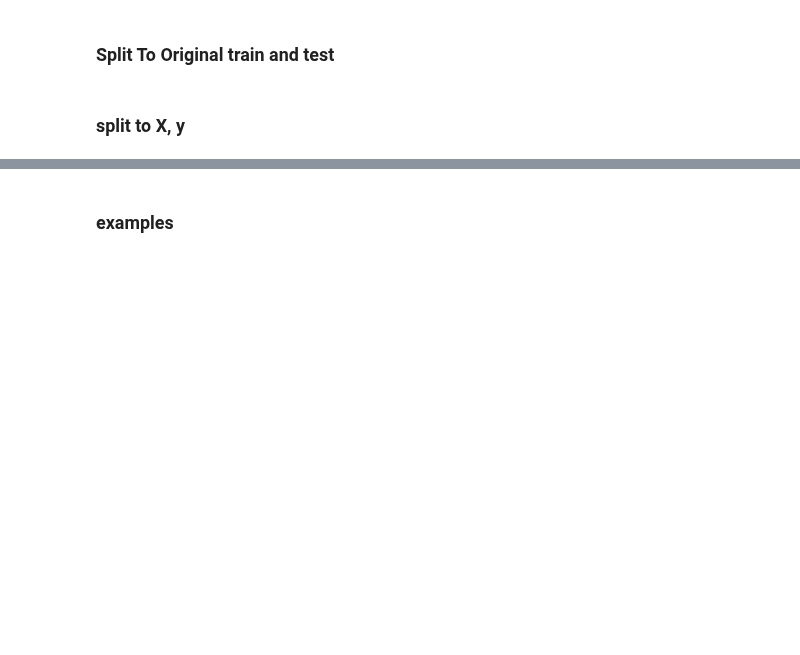
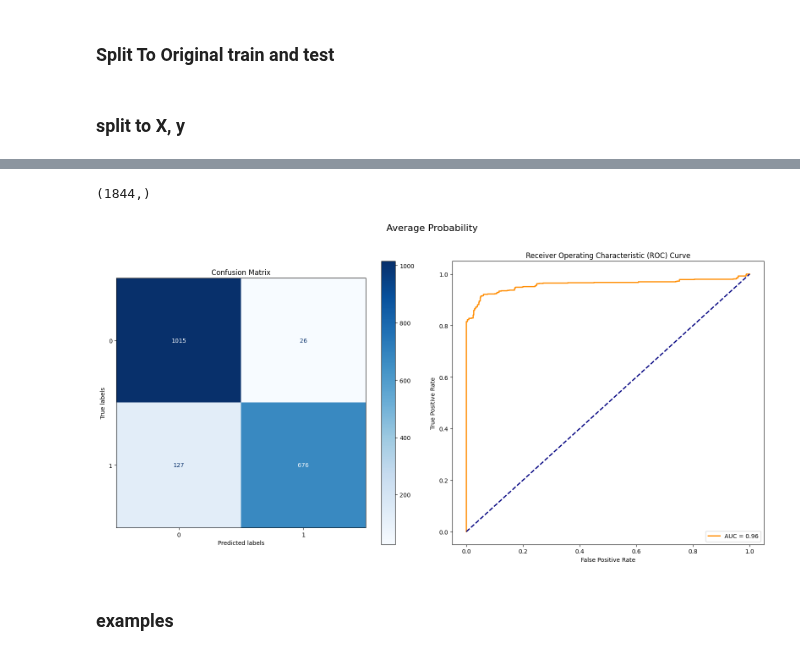
Before and after one commit to Oren-Ben/mlops-anomaly-detection, a Jupyter notebook: v1_model_schemes/lgbm_run.ipynb, the cells around one changed output, grey strips where cells are left out. Drawn from its saved outputs; the diff is of its cells as text; code cells hidden in the pictures; blank space fills up the shorter version.

```diff
--- a/v1_model_schemes/lgbm_run.ipynb
+++ b/v1_model_schemes/lgbm_run.ipynb
@@ -117,0 +48,3 @@ data_splits
+# %%
+y = targets_pipe.fit_transform(y)
+feature_pipe.fit(X,y)
@@ -117,0 +86,3 @@ data_splits
+# %%
+res = feature_pipe.transform(X_test)
+y_pred = res['avg_prediction'].copy()
@@ -117,0 +113,44 @@ data_splits
+# %%
+def calc_metrics(y_true,y_pred):
+    th = 0.35
+    accuracy = accuracy_score(y_true, np.where(y_pred>=th,1,0))
+    cm = confusion_matrix(y_true, np.where(y_pred>=th,1,0))
+    f1 = f1_score(y_true, np.where(y_pred>=th,1,0))
+    fpr, tpr, thresholds = roc_curve(y_true, y_pred)
+    roc_auc = auc(fpr, tpr)
+    return accuracy,cm,f1,fpr, tpr, thresholds, roc_auc
+
+def plot_metrics(cm, fpr, tpr, roc_auc, thresholds, title = 'Model Evaluation Metrics'):
+
+    fig, ax = plt.subplots(nrows=1, ncols=2, figsize=(16, 8))
+    fig.suptitle(title, fontsize=16, y=1.02)
+    confusion_matrix_ax = ax[0]
+    roc_curve_ax = ax[1]
+
+    # Confusion Matrix in the first subplot
+    ConfusionMatrixDisplay(confusion_matrix=cm).plot(ax=confusion_matrix_ax,cmap='Blues')
+    confusion_matrix_ax.set_title('Confusion Matrix')
+    confusion_matrix_ax.set_xlabel('Predicted labels')
+    confusion_matrix_ax.set_ylabel('True labels')
+
+    # ROC Curve in the second subplot
+    roc_curve_ax.plot(fpr, tpr, color='darkorange', lw=2, label=f'AUC = {roc_auc:.2f}')
+    roc_curve_ax.plot([0, 1], [0, 1], color='navy', lw=2, linestyle='--')
+    roc_curve_ax.set_xlabel('False Positive Rate')
+    roc_curve_ax.set_ylabel('True Positive Rate')
+    roc_curve_ax.set_title('Receiver Operating Characteristic (ROC) Curve')
+    roc_curve_ax.legend(loc='lower right')
+    # Display the plot
+    plt.tight_layout()
+    plt.show()
+# %%
+y_test1 = targets_pipe.transform(y_test)
+# %%
+y_pred.shape
+# %% [output]
+(1844,)
+# %%
+accuracy, cm, f1, fpr, tpr, thresholds, roc_auc = calc_metrics(y_test1,y_pred)
+plot_metrics(cm, fpr, tpr, roc_auc, thresholds, title = 'Average Probability')
+# %% [output]
+[figure, added]
```
Also changed, not shown: parts of 24 cells of this notebook, 11 other files.
